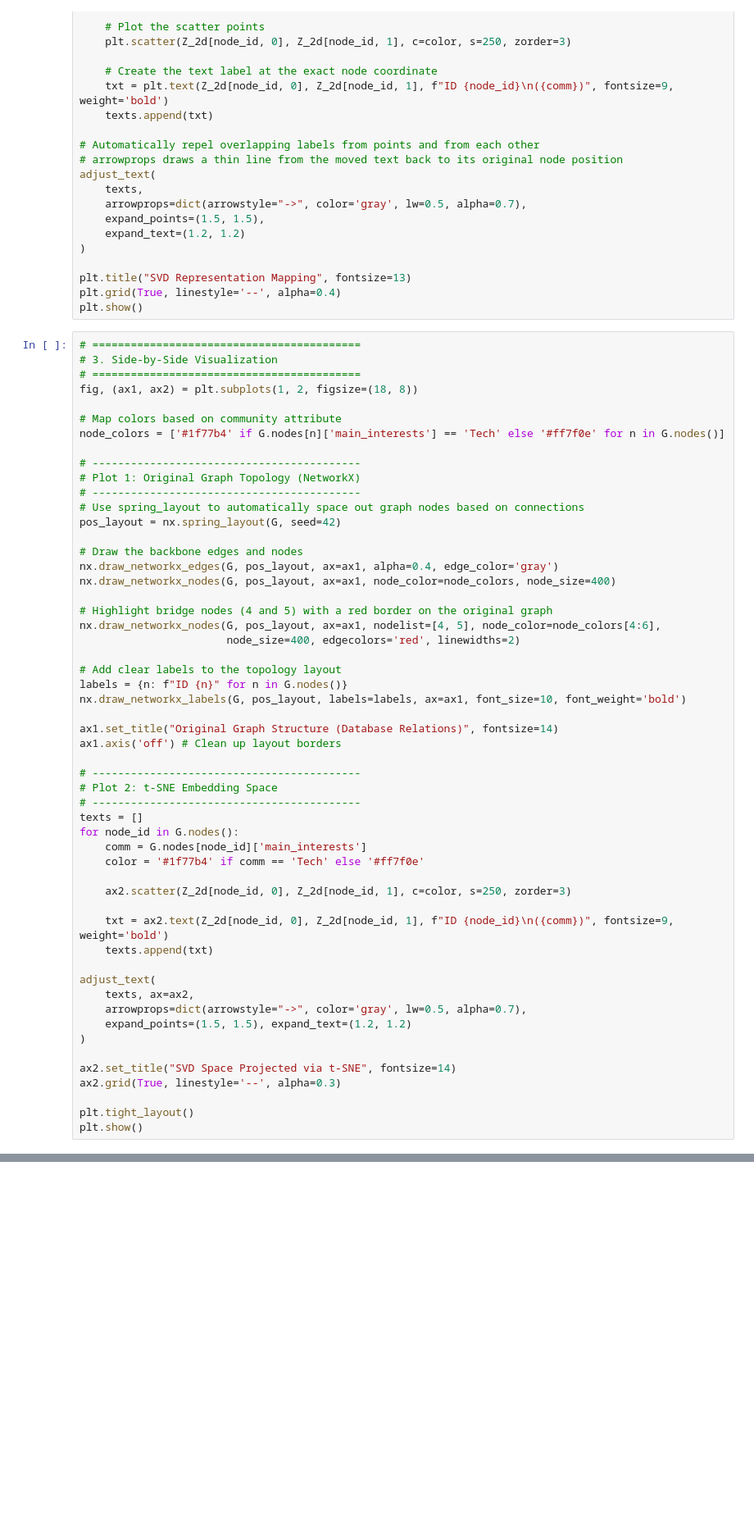
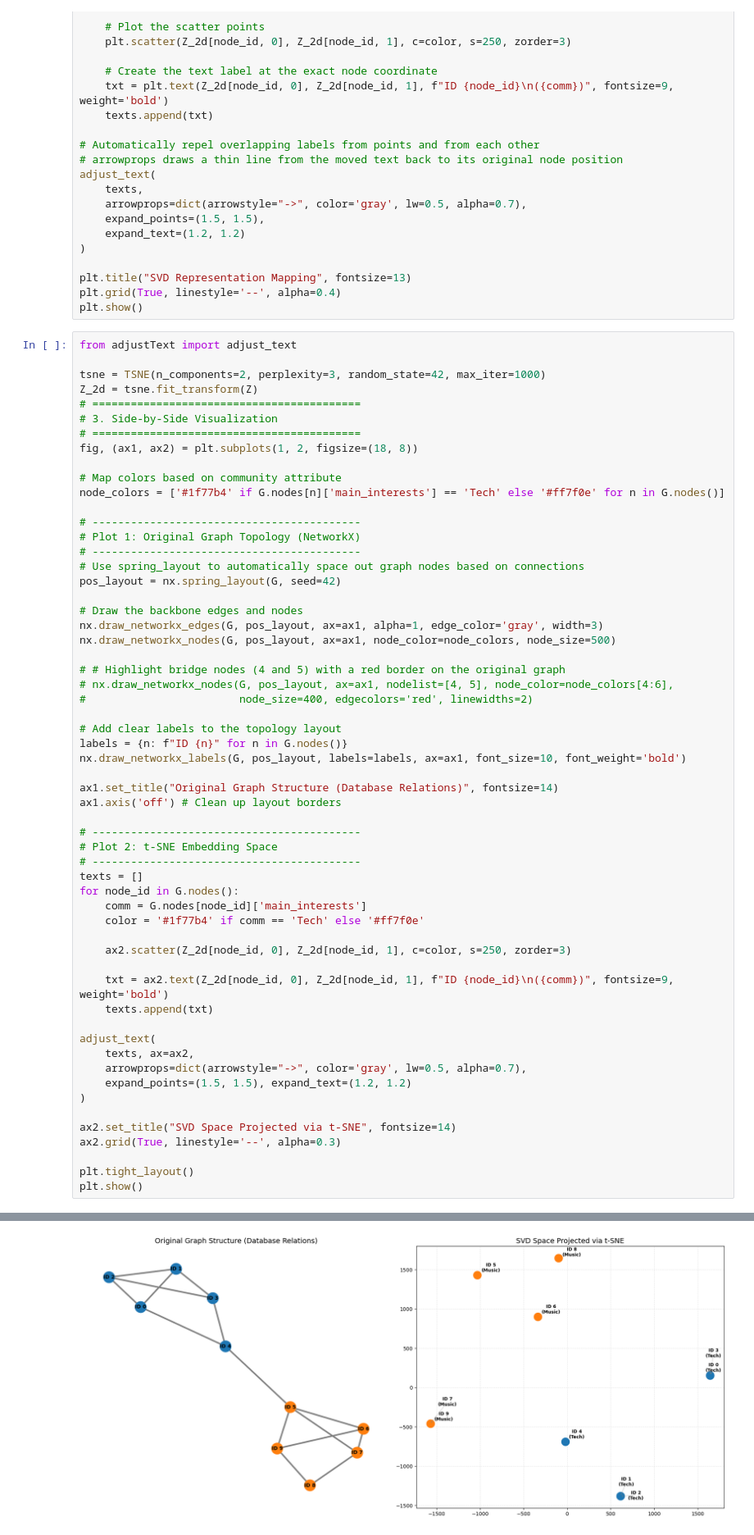
Before and after one commit to shunita/structML, a Jupyter notebook: Tutorial4v2/tut4.ipynb, the cells around one changed output, grey strips where cells are left out. Shown at 82% size. Cells and saved outputs as stored; diff of their text form; blank space fills up the shorter version.

Commit message:
fix graph visualization

```diff
--- a/Tutorial4v2/tut4.ipynb
+++ b/Tutorial4v2/tut4.ipynb
@@ -106,6 +134,10 @@ plt.title("SVD Representation Mapping", fontsize=13)
 plt.grid(True, linestyle='--', alpha=0.4)
 plt.show()
 # %%
+from adjustText import adjust_text
+
+tsne = TSNE(n_components=2, perplexity=3, random_state=42, max_iter=1000)
+Z_2d = tsne.fit_transform(Z)
 # ==========================================
 # 3. Side-by-Side Visualization
 # ==========================================
@@ -121,12 +153,12 @@ node_colors = ['#1f77b4' if G.nodes[n]['main_interests'] == 'Tech' else '#ff7f0e
 pos_layout = nx.spring_layout(G, seed=42)
 
 # Draw the backbone edges and nodes
-nx.draw_networkx_edges(G, pos_layout, ax=ax1, alpha=0.4, edge_color='gray')
-nx.draw_networkx_nodes(G, pos_layout, ax=ax1, node_color=node_colors, node_size=400)
+nx.draw_networkx_edges(G, pos_layout, ax=ax1, alpha=1, edge_color='gray', width=3)
+nx.draw_networkx_nodes(G, pos_layout, ax=ax1, node_color=node_colors, node_size=500)
 
-# Highlight bridge nodes (4 and 5) with a red border on the original graph
-nx.draw_networkx_nodes(G, pos_layout, ax=ax1, nodelist=[4, 5], node_color=node_colors[4:6],
-                       node_size=400, edgecolors='red', linewidths=2)
+# # Highlight bridge nodes (4 and 5) with a red border on the original graph
+# nx.draw_networkx_nodes(G, pos_layout, ax=ax1, nodelist=[4, 5], node_color=node_colors[4:6],
+#                        node_size=400, edgecolors='red', linewidths=2)
 
 # Add clear labels to the topology layout
 labels = {n: f"ID {n}" for n in G.nodes()}
@@ -159,3 +191,4 @@ ax2.grid(True, linestyle='--', alpha=0.3)
 
 plt.tight_layout()
 plt.show()
+# %% [output]
@@ -162,3 +201,4 @@ plt.show()
+[figure, added]
 # %%
 from sklearn.preprocessing import StandardScaler
 
```
Also changed, not shown: parts of 5 cells of this notebook.
